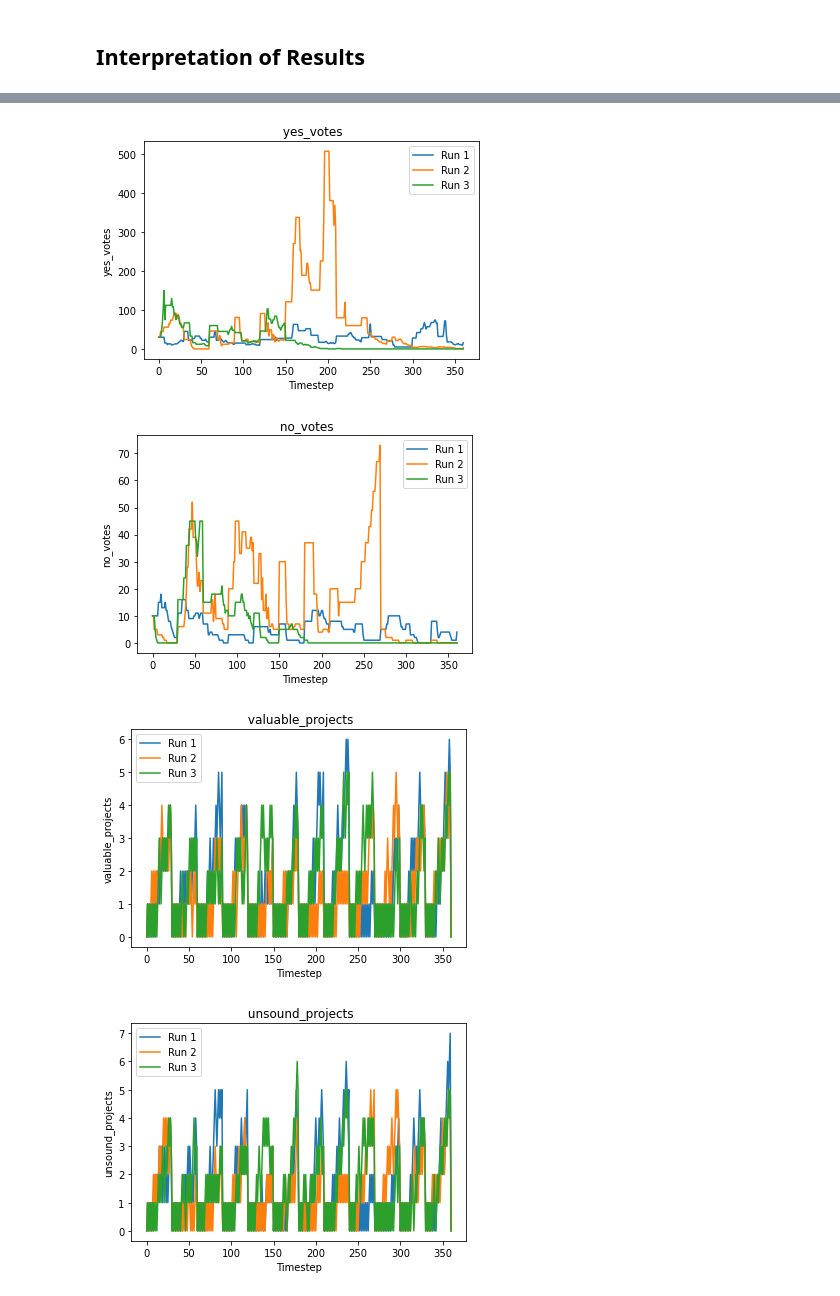
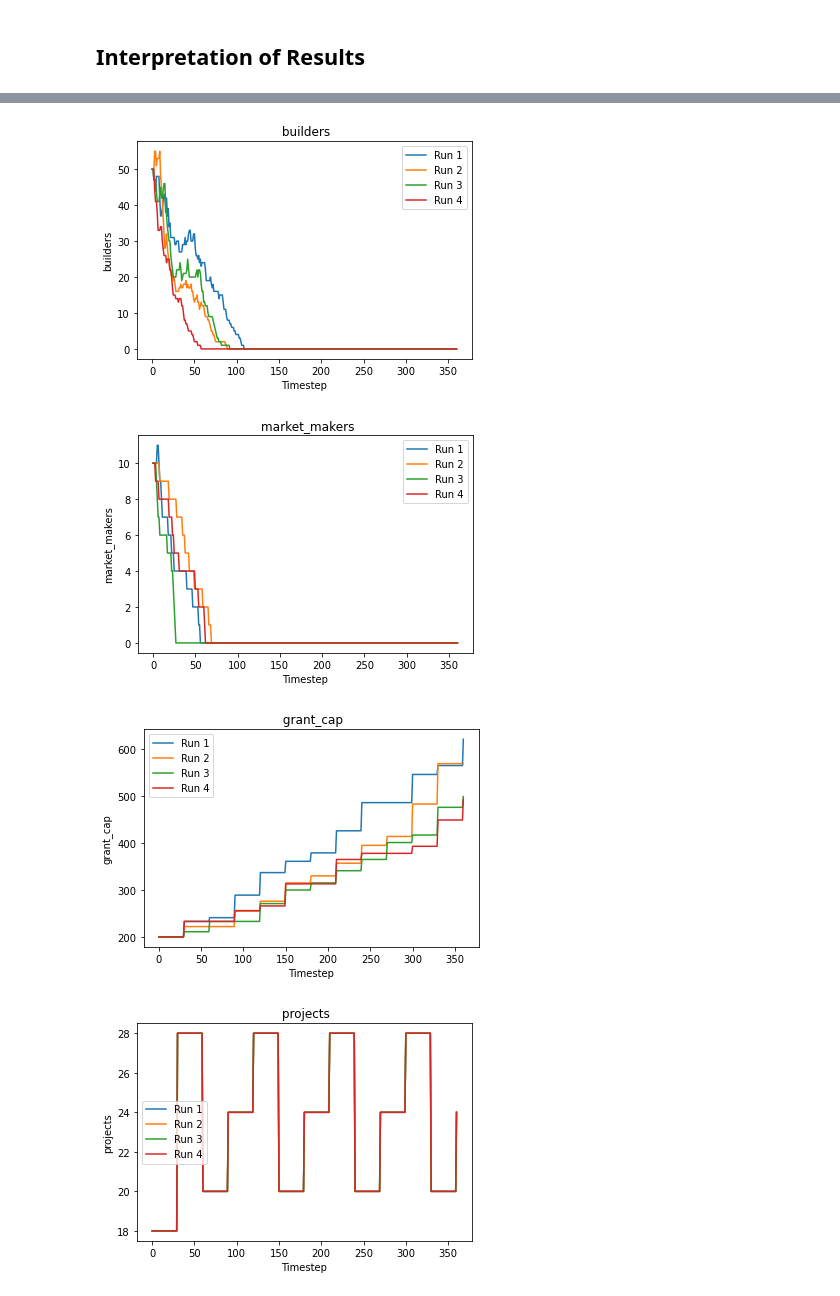
Before and after one commit to marc4gov/rnet-oceandao, a Jupyter notebook: rnet-oceandao.ipynb, the cells around one changed output, grey strips where cells are left out. Drawn from its saved outputs; the diff is of its cells as text; code cells hidden in the pictures.

```diff
--- a/rnet-oceandao.ipynb
+++ b/rnet-oceandao.ipynb
@@ -268,6 +173,6 @@ df2.reset_index(drop=True, inplace=True)
 df3.reset_index(drop=True, inplace=True)
 df4.reset_index(drop=True, inplace=True)
 
-dfs1 = [df1,df2,df3]
+dfs1 = [df1,df2,df3,df4]
 df3.head()
 # %% [output]
@@ -282,10 +187,14 @@ from model.plot_utils import monte_carlo_plot
 
 monte_carlo_plot(dfs1, 'voters')
 monte_carlo_plot(dfs1, 'dao_members')
+monte_carlo_plot(dfs1, 'stakers')
+monte_carlo_plot(dfs1, 'builders')
+monte_carlo_plot(dfs1, 'market_makers')
+
 monte_carlo_plot(dfs1, 'grant_cap')
-# monte_carlo_plot(dfs1, 'projects')
-monte_carlo_plot(dfs1, 'yes_votes')
-monte_carlo_plot(dfs1, 'no_votes')
-monte_carlo_plot(dfs1, 'valuable_projects')
+monte_carlo_plot(dfs1, 'projects')
+monte_carlo_plot(dfs1, 'datasets')
+monte_carlo_plot(dfs1, 'community_projects')
+monte_carlo_plot(dfs1, 'new_entrants')
 monte_carlo_plot(dfs1, 'unsound_projects')
 # %% [output]
@@ -295,4 +204,4 @@ monte_carlo_plot(dfs1, 'unsound_projects')
-[figure, old version]
+[figure, new version]
-[figure, old version]
+[figure, new version]
-[figure, old version]
+[figure, new version]
-[figure, old version]
+[figure, new version]
```
Also changed, not shown: parts of 12 cells of this notebook, 4 other files.
